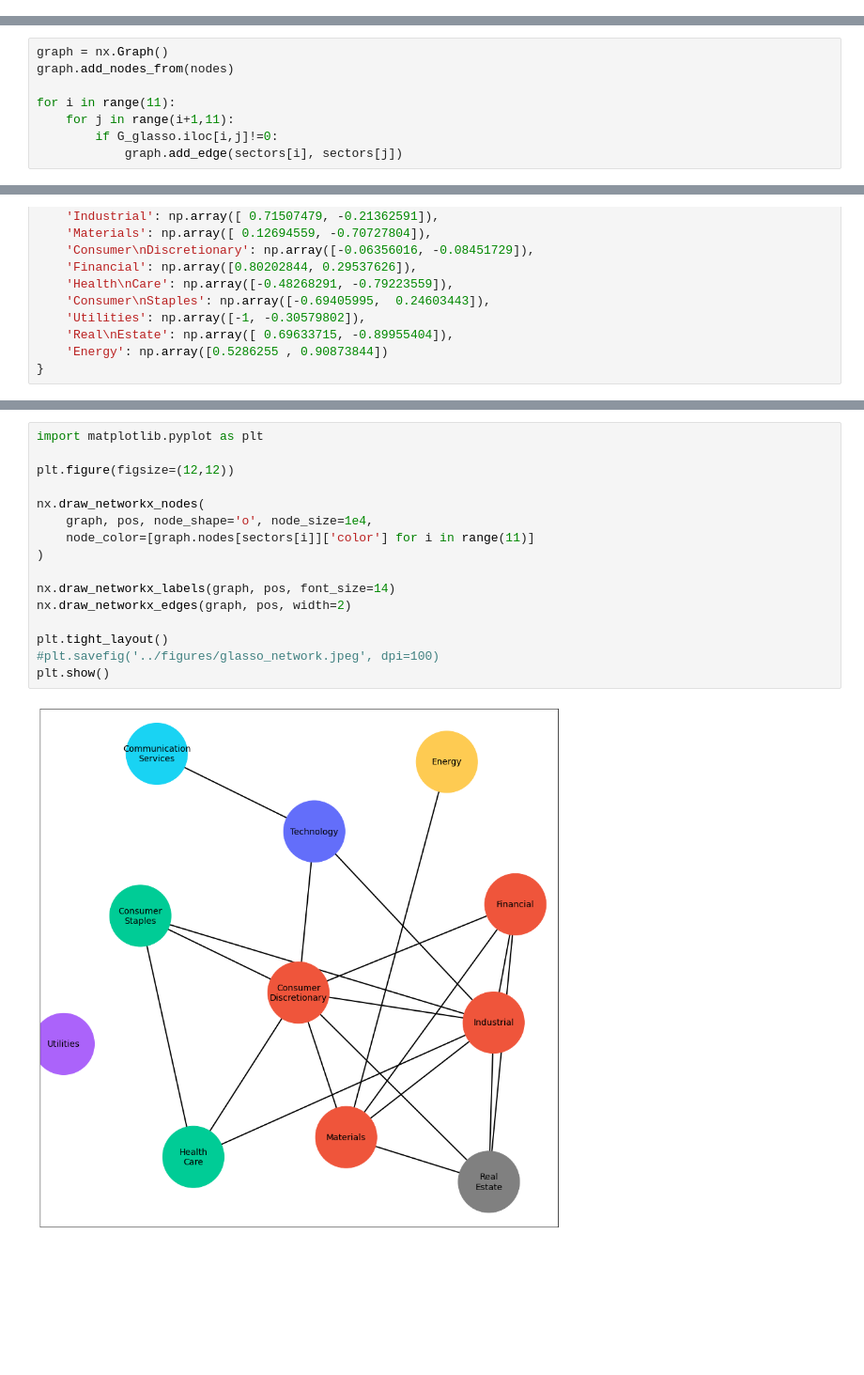
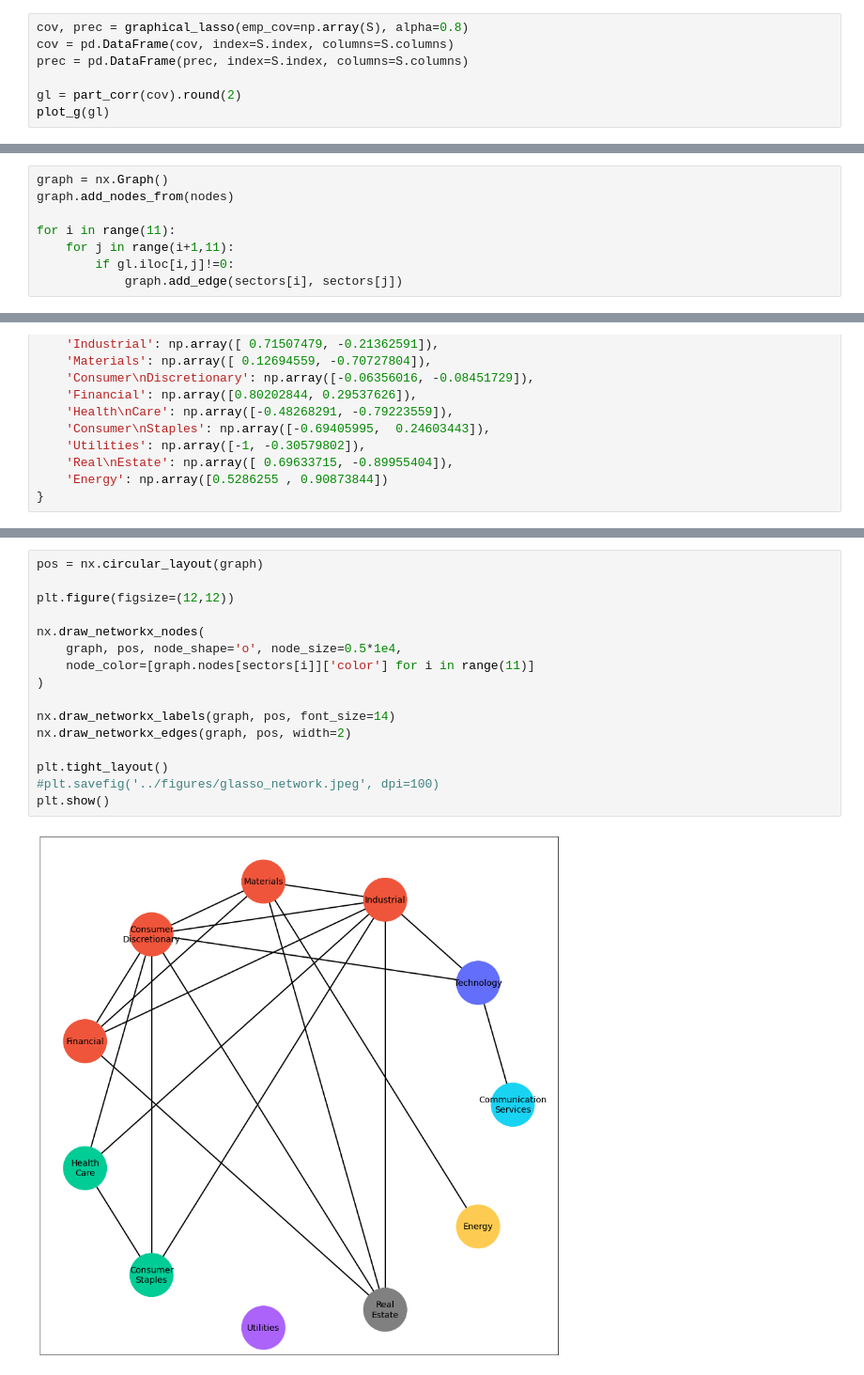
Before and after one commit to MegaCookies88/MSc.-Thesis-EVT-SP500, a Jupyter notebook: Jupyter_Notebooks/EPCA.ipynb, the cells around one changed output, grey strips where cells are left out. Shown at 94% size. Saved outputs shown, nothing was run; the diff lists cells and outputs as text; blank space fills up the shorter version.

```diff
--- a/Jupyter_Notebooks/EPCA.ipynb
+++ b/Jupyter_Notebooks/EPCA.ipynb
@@ -342,0 +349,7 @@ plot_g(G_glasso)
+# %%
+cov, prec = graphical_lasso(emp_cov=np.array(S), alpha=0.8)
+cov = pd.DataFrame(cov, index=S.index, columns=S.columns)
+prec = pd.DataFrame(prec, index=S.index, columns=S.columns)
+
+gl = part_corr(cov).round(2)
+plot_g(gl)
@@ -363,7 +411,7 @@ graph.add_nodes_from(nodes)
 
 for i in range(11):
     for j in range(i+1,11):
-        if G_glasso.iloc[i,j]!=0:
+        if gl.iloc[i,j]!=0:
             graph.add_edge(sectors[i], sectors[j])
 # %%
 pos = {
@@ -382,18 +446,18 @@ pos = {
 # %%
-import matplotlib.pyplot as plt
+pos = nx.circular_layout(graph)
 
 plt.figure(figsize=(12,12))
 
 nx.draw_networkx_nodes(
-    graph, pos, node_shape='o', node_size=1e4,
+    graph, pos, node_shape='o', node_size=0.5*1e4,
     node_color=[graph.nodes[sectors[i]]['color'] for i in range(11)]
 )
 
 nx.draw_networkx_labels(graph, pos, font_size=14)
 nx.draw_networkx_edges(graph, pos, width=2)
 
 plt.tight_layout()
 #plt.savefig('../figures/glasso_network.jpeg', dpi=100)
 plt.show()
 # %% [output]
-[figure, old version]
+[figure, new version]
```
Also changed, not shown: parts of 13 cells of this notebook.
